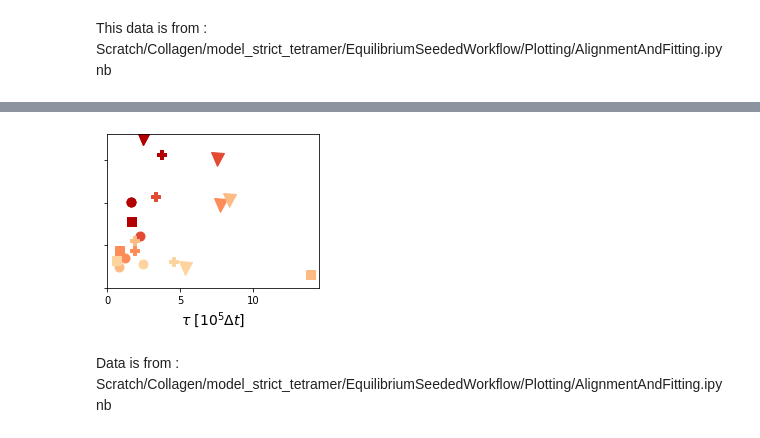
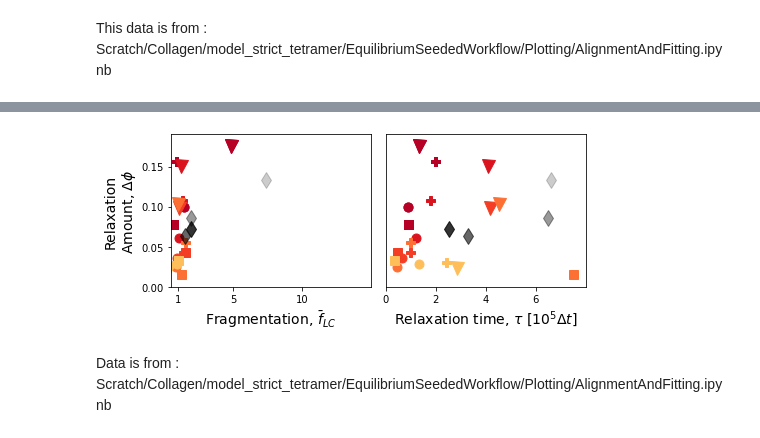
Before and after one commit to Billie1717/CollagenIVProject, a Jupyter notebook: Data_and_Figures/TechnicalProject/Fig_NonEquilibrium/NonEquilibrium.ipynb, the cells around one changed output, grey strips where cells are left out. Drawn from its saved outputs; the diff is of its cells as text; code cells hidden in the pictures.

Commit message:
small figure changes (especially non-equilibrium ones)

```diff
--- a/Data_and_Figures/TechnicalProject/Fig_NonEquilibrium/NonEquilibrium.ipynb
+++ b/Data_and_Figures/TechnicalProject/Fig_NonEquilibrium/NonEquilibrium.ipynb
@@ -12,12 +12,14 @@ import os
 
 datadir0  = '/Users/billiemeadowcroft/Dropbox/PhDGithub/RemoteCollagenIV/Data_and_Figures/TechnicalProject/Fig_NonEquilibrium/Data/'
 plotsdir  = '/Users/billiemeadowcroft/Dropbox/PhDGithub/RemoteCollagenIV/Data_and_Figures/TechnicalProject/Fig_NonEquilibrium/Plots/'
-
+cmap = plt.get_cmap('YlOrRd_r')
+cmap3 = plt.get_cmap('YlOrRd')
+cmap2 = plt.get_cmap('YlGnBu')
 clrs1 = ['#a1dab4','#41b6c4','#2c7fb8','#253494'] #Bond making colour scheme
 clrs2 = ['#7f0000','#d7301f','#fc8d59','#fdcc8a','#fdd49e','#fef0d9','#fdcc8a','#d7301f'] #Bond breaking colour scheme
 clrs2 = ['#b30000','#e34a33','#fc8d59','#fdbb84','#fdd49e']
 clrs3 = ['#a6611a','#dfc27d','#80cdc1','#018571','steelblue','slateblue'] #equilibrium colour scheme
-markes = ['v','P','o','s']
+markes = ['v','P','o','s','d']
 mss = [10,10.0,9.5,8.5]
 # %% [markdown]
 # Plotting the enzymatic making
@@ -37,7 +39,6 @@ fig,ax = plt.subplots(figsize = (3.8,3))
 MakeProbsActual = [0.01,0.05,0.5,1.0]
 MakeDistsActual = [0.5,0.7,0.9,1.1]
 ms=9
-markes = ['P','v','o','s']
 for i in range(len(MakeProb)):
     for pp in range(len(MakeProbsActual)):
         if MakeProb[i] == MakeProbsActual[pp]:
@@ -67,7 +68,7 @@ fig.tight_layout()
 
 #plotname = 'Enzy_DeltaPhi_vs_NLC.pdf'
 plotname = 'Enzy_DeltaPhi_vs_NLC_IvanEdits2.pdf'
-fig.savefig(plotsdir+plotname)
+#fig.savefig(plotsdir+plotname)
 # %% [output]
 7
 11
@@ -192,21 +865,23 @@ fig2.savefig(plotsdir+plotname)
 # %% [markdown]
 This data is from : Scratch/Collagen/model_strict_tetramer/EquilibriumSeededWorkflow/Plotting/AlignmentAndFitting.ipynb
 # %%
-fname2 = "Enzyme_breaking_DeltaPhi_VS_tau.txt"
+fname2 = "Enzyme_breaking_DeltaPhi_PhiInf_tau_Fragmentation.txt"
 f2 = pandas.read_csv(datadir0 + fname2,sep = " ",header = 'infer')
 BreakProb = f2.BreakProb
 BreakDist = f2.BreakDist
 DeltaPhi = f2.DeltaPhi
+NLC = f2.NLC
 Tau = f2.Tau
-fig,ax = plt.subplots(figsize = (3.3,3))
+fig,ax = plt.subplots(1,2,figsize = (7,3))
 ms=9
-BreakProbsActual = [0.01,0.003,0.001,0.0003,0.0001]
+frame = 1 #1040
+BreakProbsActual = [0.01,0.003,0.001,0.0003,0.0002,0.0001,0.00003,0.00001]
 BreakDistsActual = [1.2,1.4,1.6,1.8]
 mss = [13,9,9,9]
 for i in range(len(BreakProb)):
     for pp in range(len(BreakProbsActual)):
         if BreakProb[i] == BreakProbsActual[pp]:
-            clr =  clrs2[pp]
+            clr =  cmap((pp+1)/(len(BreakProbsActual)+1))
             label2 = r"$C_{\mathrm{break}} = $"+str(BreakProb[i])
     for dd in range(len(BreakDistsActual)):
         if BreakDist[i] == BreakDistsActual[dd]:
@@ -215,25 +890,76 @@ for i in range(len(BreakProb)):
             label1 = r"$D_{\mathrm{break}} = $"+str(BreakDist[i])+r"$\sigma$"
     #ax.plot(Tau[i],DeltaPhi[i],marker = symb, color = clr)
     if i<4:
-        ax.plot(Tau[i],DeltaPhi[i],marker = symb,linestyle = '', color = clr,markersize = ms,label = label1)
+        ax[1].plot(np.multiply(Tau[i],frame),DeltaPhi[i],marker = symb,linestyle = '', color = clr,markersize = ms,label = label1)
+        ax[0].plot(NLC[i],DeltaPhi[i],marker = symb,linestyle = '', color = clr,markersize = ms,label = label1)
     if BreakDist[i] == BreakDistsActual[3]:
-        ax.plot(Tau[i],DeltaPhi[i],marker = symb, linestyle = '',color = clr,markersize = ms,label = label2)
+        ax[1].plot(np.multiply(Tau[i],frame),DeltaPhi[i],marker = symb, linestyle = '',color = clr,markersize = ms,label = label2)
+        ax[0].plot(NLC[i],DeltaPhi[i],marker = symb, linestyle = '', color = clr,markersize = ms,label = label2)
     #if i==3:
     #    ax.plot(Tau[i],DeltaPhi[i],marker = symb, color = clr,markersize = ms,label = label2)
     else:
-        ax.plot(Tau[i],DeltaPhi[i],marker = symb,linestyle = '', color = clr,markersize = ms)
-#ax.set_ylim([0.025,0.18])
-#ax.set_ylim([0,20])
-ax.set_xticks([0,50000,100000],['0','5','10'])
-ax.set_ylim([0,0.18])
-#ax.set_xlim([0,250000])
+        ax[1].plot(np.multiply(Tau[i],frame),DeltaPhi[i],marker = symb,linestyle = '', color = clr,markersize = ms)
+        ax[0].plot(NLC[i],DeltaPhi[i],marker = symb,linestyle = '', color = clr,markersize = ms)
 
-ax.set_xlabel(r"$\tau$ [$10^5\Delta t$]",fontsize = 14)
-#ax.set_ylabel(r"$\Delta\phi_{\mathrm{rel}}$",fontsize = 14)
-ax.set_yticklabels([])
-#ax.legend(frameon=False,loc = [1.,0],fontsize = 10)
+ax[1].set_xlabel(r"Relaxation time, $\tau$ [$10^5\Delta t$]",fontsize = 14)
+ax[0].set_xlabel(r"Fragmentation, $\bar{f}_{LC}$",fontsize = 14)
+ax[0].set_ylabel("Relaxation\nAmount"+", $\Delta\phi$",fontsize = 14)
+#ax[0].set_xscale('log')
+ax[0].set_ylim([0.,0.19])
+ax[1].set_ylim([0.,0.19])
+ax[1].set_yticks([])
+ax[1].set_xticks([0,2e5,4e5,6e5],['0','2','4','6'])
+ax[0].set_yticks([0,0.05,0.1,0.15])
+#ax[0].set_xticks([1,5,50],['1','5','50'])
+#ax[0].set_xticks([1,10,100],['1','10','100'])
+#ax[0].set_xlim([-5,15])
+ax[1].set_xlim([0,8e5])
+#ax[0].set_xscale('log')
+
+#ax[0].set_xticks([1,10,100],['1','10','100'])
+ax[0].set_xticks([1,5,10],['1','5','10'])
+#ax[0].set_xticks([1,10,100],['1','10','100'])
+ax[0].set_xlim([0.5,15])
 fig.tight_layout()
-plotname = 'Enzy_DeltaPhi_vs_tau.pdf'
+plotname = 'Enzy_DeltaPhi_vs_tau_Frag.pdf'
 #plotname = 'Enzy_DeltaPhi_vs_tau_IvanEdits_leg.pdf'
 fig.savefig(plotsdir+plotname)
+
+
+fname2 = "NMS_DeltaPhi_PhiInf_tau_Fragmentation.txt"
+f2 = pandas.read_csv(datadir0 + fname2,sep = " ",header = 'infer')
+BreakProb = f2.BreakProb
+#BreakDist = f2.BreakDist
+DeltaPhi = f2.DeltaPhi
+NLC = f2.NLC
+Tau = f2.Tau
+#fig,ax = plt.subplots(1,2,figsize = (7,3))
+ms=9
+frame = 1 #1040
+BreakProbsActual = [0.01,0.003,0.001,0.0003,0.0002,0.0001,0.00003,0.00001]
+BreakDistsActual = [1.2,1.4,1.6,1.8]
+mss = [13,9,9,9]
+for i in range(len(BreakProb)):
+    for pp in range(len(BreakProbsActual)):
+        if BreakProb[i] == BreakProbsActual[pp]:
+
+           # label2 = r"$C_{\mathrm{break}} = $"+str(BreakProb[i])
+           # alph = (pp+1)/(len(BreakProbsActual)+1)
+            #marker = 'd'
+           # ms = 7
+            clr = cmap((pp+1)/(len(BreakProbsActual)+1))
+            print('got here')
+            print((pp+1)/(len(BreakProbsActual)+1))
+    #for dd in range(len(BreakDistsActual)):
+    #    if BreakDist[i] == BreakDistsActual[dd]:
+    #        symb = markes[dd]
+    #        ms = mss[dd]
+    #        label1 = r"$D_{\mathrm{break}} = $"+str(BreakDist[i])+r"$\sigma$"
+    #if BreakProb[i] ==
+    #ax[1].plot(np.multiply(Tau[i],frame),DeltaPhi[i],marker = 'd',linestyle = '', color = clr,markersize = 12,alpha = 1,fillstyle = 'top')
+    #ax[0].plot(NLC[i],DeltaPhi[i],marker = 'd',linestyle = '', color = clr,markersize = 12,alpha = 1,fillstyle = 'top')
+
+    ax[1].plot(np.multiply(Tau[i],frame),DeltaPhi[i],marker = 'd',linestyle = '', alpha =i/len(BreakProb),color = 'black',markersize = 12)
+    ax[0].plot(NLC[i],DeltaPhi[i],marker = 'd',linestyle = '', alpha = i/len(BreakProb),color = 'black',markersize = 12)
+fig.savefig(plotsdir+'Enzy_break_added_NonMechSens.pdf')
 # %% [output]
@@ -240,4 +976,4 @@ fig.savefig(plotsdir+plotname)
-[figure, old version]
+[figure, new version]
 # %% [markdown]
 Data is from : Scratch/Collagen/model_strict_tetramer/EquilibriumSeededWorkflow/Plotting/AlignmentAndFitting.ipynb
 # %%
```
Also changed, not shown: parts of 7 cells of this notebook, 52 other files.
